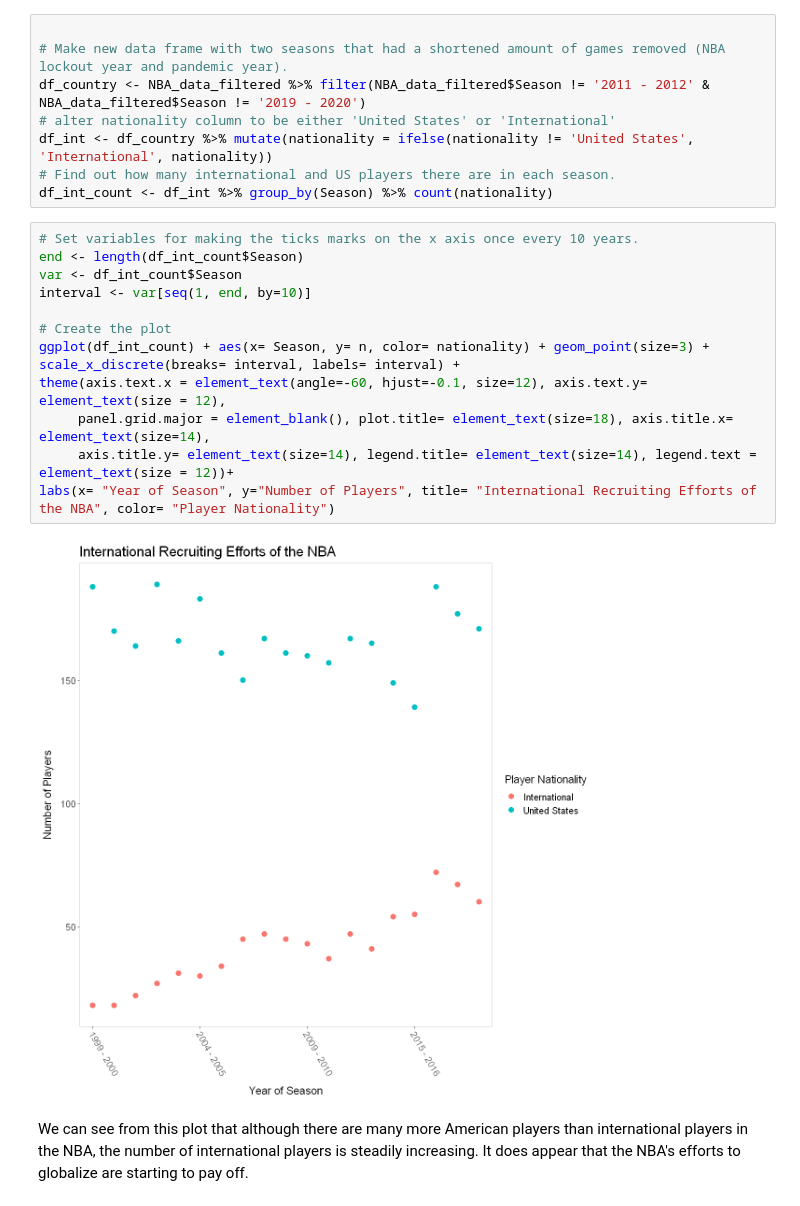
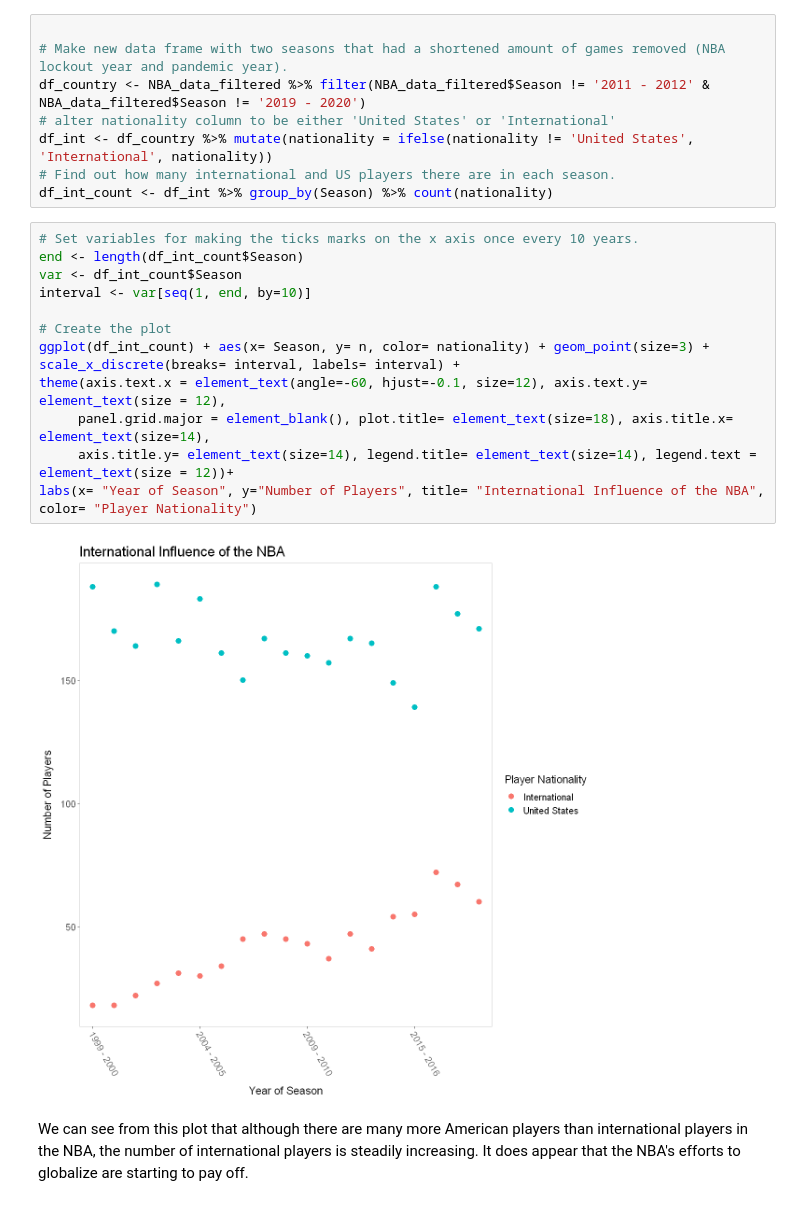
Before and after one commit to ubco-mds-2020-labs/data-550-project2-group-13-connor-and-graham, a Jupyter notebook: final.ipynb, the cells around one changed output. Saved outputs shown, nothing was run; the diff lists cells and outputs as text.

```diff
--- a/final.ipynb
+++ b/final.ipynb
@@ -278,18 +296,18 @@ df_int_count <- df_int %>% group_by(Season) %>% count(nationality)
 # %%
 # Set variables for making the ticks marks on the x axis once every 10 years.
 end <- length(df_int_count$Season)
 var <- df_int_count$Season
 interval <- var[seq(1, end, by=10)]
 
 # Create the plot
 ggplot(df_int_count) + aes(x= Season, y= n, color= nationality) + geom_point(size=3) +
 scale_x_discrete(breaks= interval, labels= interval) +
 theme(axis.text.x = element_text(angle=-60, hjust=-0.1, size=12), axis.text.y= element_text(size = 12),
      panel.grid.major = element_blank(), plot.title= element_text(size=18), axis.title.x= element_text(size=14),
      axis.title.y= element_text(size=14), legend.title= element_text(size=14), legend.text = element_text(size = 12))+
-labs(x= "Year of Season", y="Number of Players", title= "International Recruiting Efforts of the NBA", color= "Player Nationality")
+labs(x= "Year of Season", y="Number of Players", title= "International Influence of the NBA", color= "Player Nationality")
 # %% [output]
-[figure, old version]
+[figure, new version]
 # %% [markdown]
 
 We can see from this plot that although there are many more American players than international players in the NBA, the number of international players is steadily increasing. It does appear that the NBA's efforts to globalize are starting to pay off.
```
Also changed, not shown: parts of 5 cells of this notebook.
